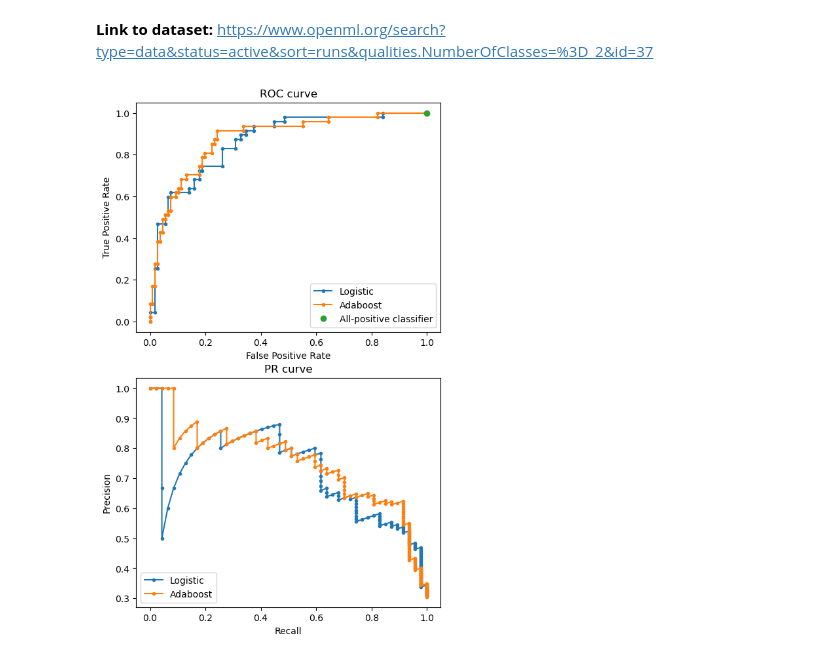
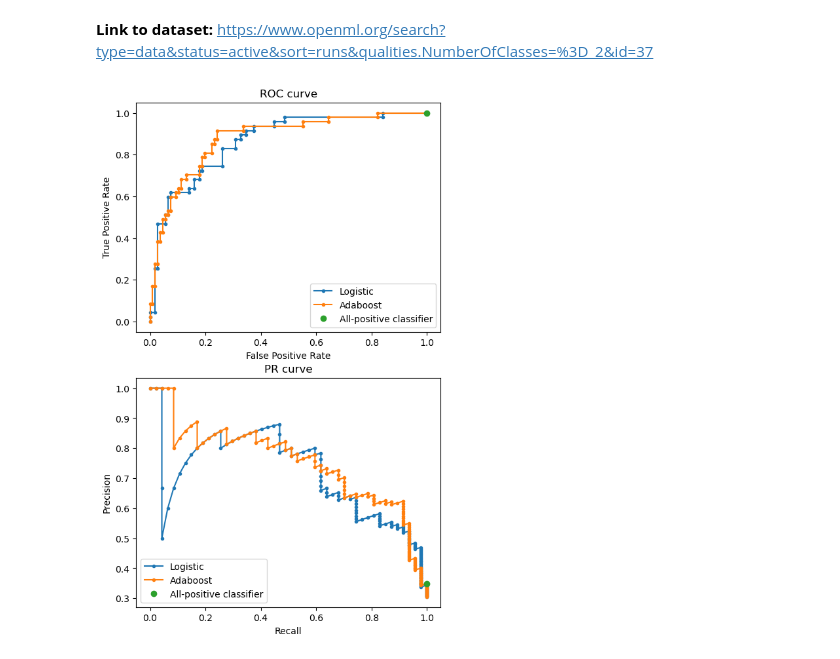
Before and after one commit to as13381/301_hw, a Jupyter notebook: as13381_hw2/as13381_hw2_p2.ipynb, the cells around one changed output. Saved outputs shown, nothing was run; the diff lists cells and outputs as text; code cells hidden in the pictures.

```diff
--- a/as13381_hw2/as13381_hw2_p2.ipynb
+++ b/as13381_hw2/as13381_hw2_p2.ipynb
@@ -57,31 +57,33 @@ from sklearn.metrics import roc_curve, precision_recall_curve
 plt.sca(axs[0])
 
 lr_fpr, lr_tpr, thresholds = roc_curve(y_test, logreg_test_probs)
 plt.plot(lr_fpr, lr_tpr, marker='.', label='Logistic')
 
 ad_fpr, ad_tpr, thresholds = roc_curve(y_test, adab_test_probs)
 plt.plot(ad_fpr, ad_tpr, marker='.', label='Adaboost')
 
 plt.plot(1, 1, 'o', label='All-positive classifier')
 
 plt.xlabel("False Positive Rate")
 plt.ylabel("True Positive Rate")
 plt.legend(loc='lower right')
 plt.title('ROC curve')
 
 plt.sca(axs[1])
 
 precision, recall, thresholds = precision_recall_curve(y_test, logreg_test_probs)
 plt.plot(recall, precision, marker='.', label='Logistic')
 
 precision, recall, thresholds = precision_recall_curve(y_test, adab_test_probs)
 plt.plot(recall, precision, marker='.', label='Adaboost')
 
+plt.plot(1, np.mean(y), 'o', label='All-positive classifier')
+
 plt.xlabel("Recall")
 plt.ylabel("Precision")
 plt.legend(loc='lower left')
 plt.title('PR curve')
 
 plt.show()
 # %% [output]
-[figure, old version]
+[figure, new version]
```
Also changed, not shown: parts of 3 cells of this notebook, 2 other files.
